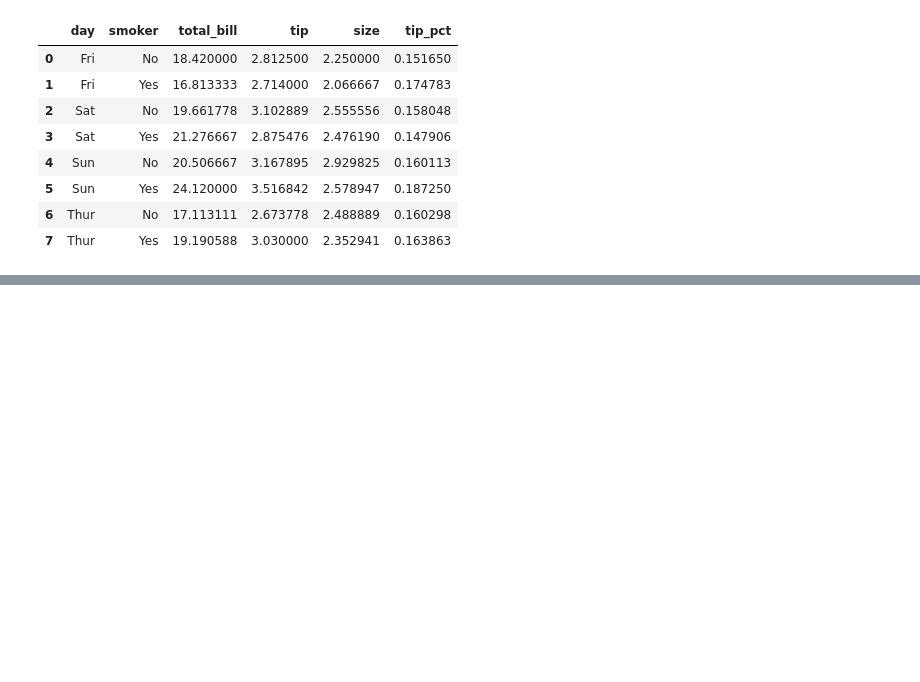
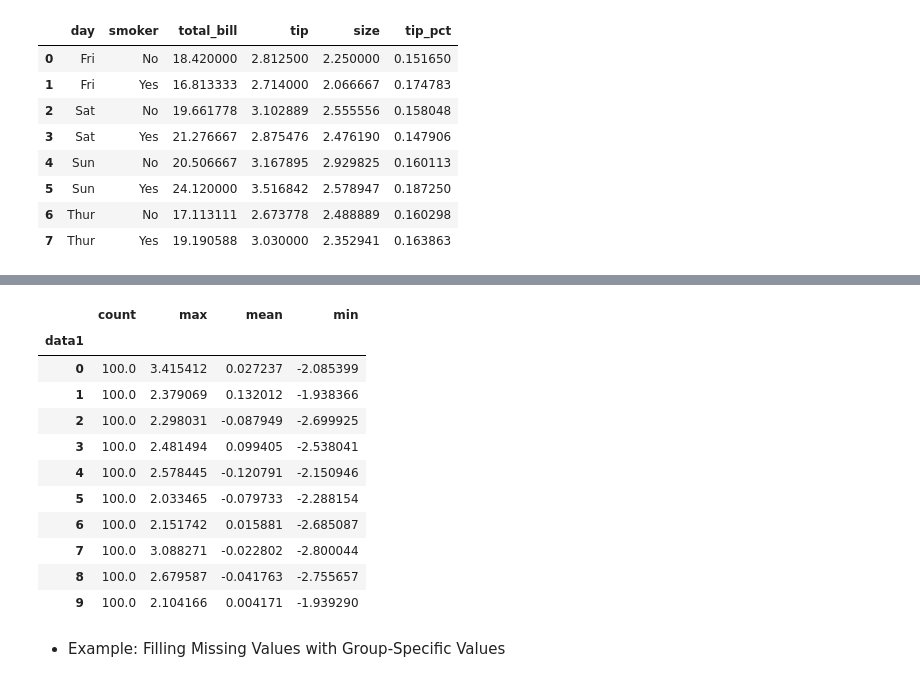
Before and after one commit to rumourcy/DA, a Jupyter notebook: pydata/chapter10.ipynb, the cells around one changed output, grey strips where cells are left out. Cells and saved outputs as stored; diff of their text form; code cells hidden in the pictures; blank space fills up the shorter version.

```diff
--- a/pydata/chapter10.ipynb
+++ b/pydata/chapter10.ipynb
@@ -552,0 +622,5 @@ result.reset_index()
+# %%
+frame = pd.DataFrame({'data1': np.random.randn(1000),
+                     'data2': np.random.randn(1000)})
+
+quartiles = pd.cut(frame.data1, 4)
@@ -552,0 +637,6 @@ result.reset_index()
+# %%
+def get_stats(group):
+    return {'min': group.min(), 'max': group.max(),
+           'count': group.count(), 'mean': group.mean()}
+
+grouped = frame.data2.groupby(quartiles)
@@ -552,0 +654,19 @@ result.reset_index()
+# %%
+grouping = pd.qcut(frame.data1, 10, labels=False)
+grouped = frame.data2.groupby(grouping)
+grouped.apply(get_stats).unstack()
+# %% [output]
+|  | count | max | mean | min |
+| data1 |  |  |  |  |
+| 0 | 100.0 | 3.415412 | 0.027237 | -2.085399 |
+| 1 | 100.0 | 2.379069 | 0.132012 | -1.938366 |
+| 2 | 100.0 | 2.298031 | -0.087949 | -2.699925 |
+| 3 | 100.0 | 2.481494 | 0.099405 | -2.538041 |
+| 4 | 100.0 | 2.578445 | -0.120791 | -2.150946 |
+| 5 | 100.0 | 2.033465 | -0.079733 | -2.288154 |
+| 6 | 100.0 | 2.151742 | 0.015881 | -2.685087 |
+| 7 | 100.0 | 3.088271 | -0.022802 | -2.800044 |
+| 8 | 100.0 | 2.679587 | -0.041763 | -2.755657 |
+| 9 | 100.0 | 2.104166 | 0.004171 | -1.939290 |
+# %% [markdown]
+- Example: Filling Missing Values with Group-Specific Values
```
Also changed, not shown: parts of 63 cells of this notebook, 1 other file.
